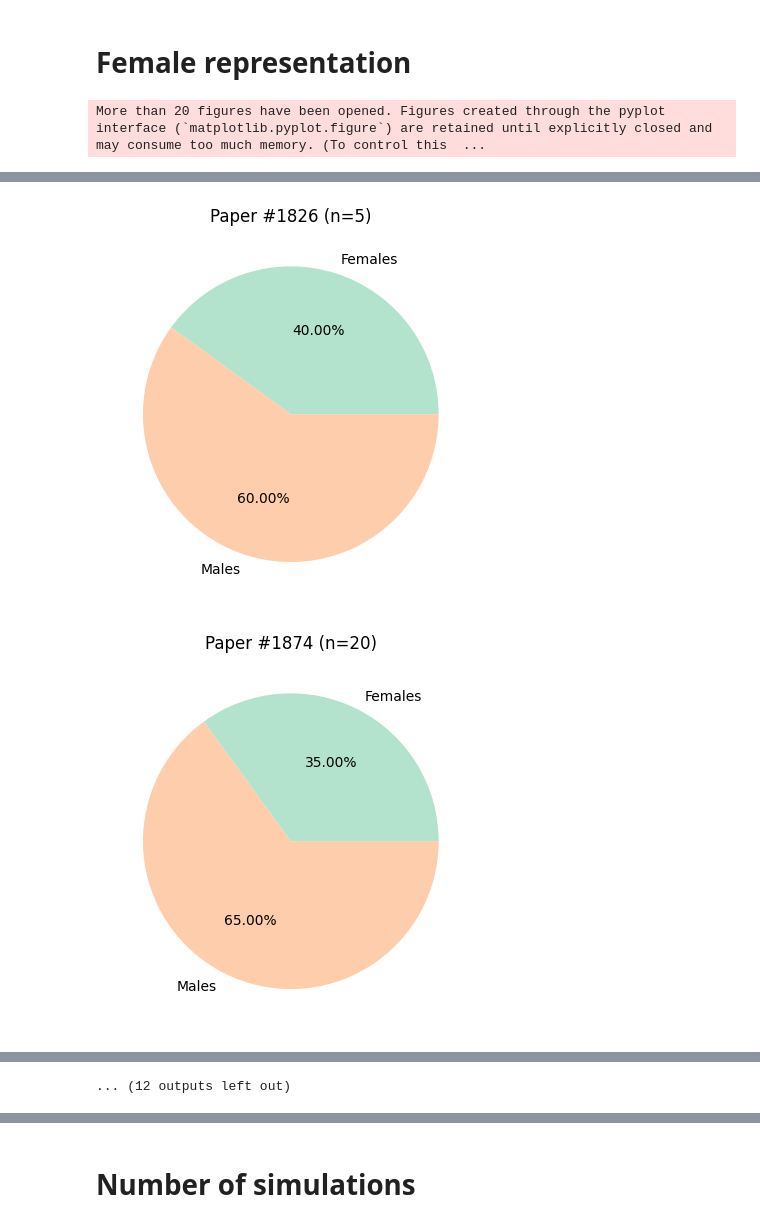
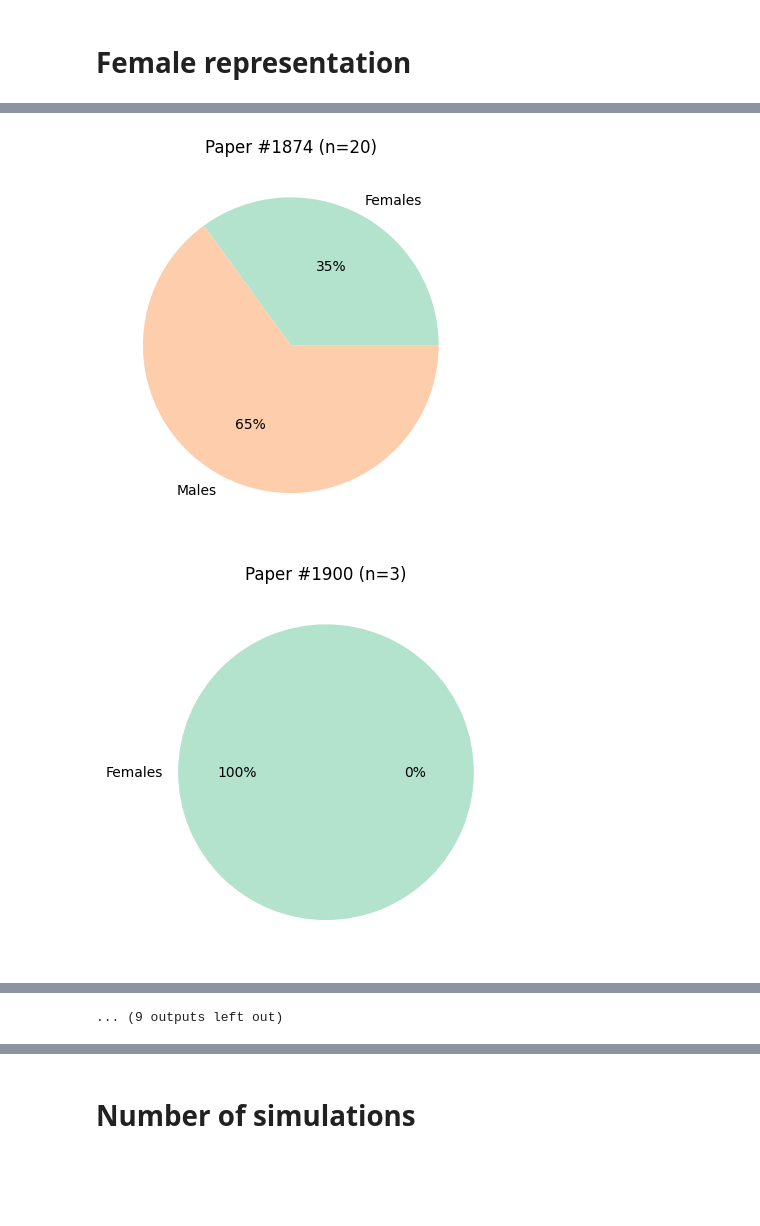
Before and after one commit to crisrogo/ISCTs_review, a Jupyter notebook: figures.ipynb, the cells around one changed output, grey strips where cells are left out. Saved outputs shown, nothing was run; the diff lists cells and outputs as text; code cells hidden in the pictures; blank space fills up the shorter version.

```diff
--- a/figures.ipynb
+++ b/figures.ipynb
@@ -180,12 +506,23 @@ import numpy
 all_patients = []
 
 for paper in original_data:
-    all_patients.append(paper['n_patients'])
+    if paper['n_patients'] > 1 and paper['sample'] == 'twinned':
+        print("#" + str(paper['id']) + ": n=" + str(paper['n_patients']))
+        all_patients.append(paper['n_patients'])
 
 papers_per_npatients = Counter(all_patients)
 
+mean = numpy.mean([i for i in all_patients if isinstance(i,int)])
+median = numpy.median([i for i in all_patients if isinstance(i,int)])
+minv = numpy.min([i for i in all_patients if isinstance(i,int)])
+maxv = numpy.max([i for i in all_patients if isinstance(i,int)])
+
+print("Range: [" + str(minv) + ","  + str(maxv) + "]")
+print("Average: " + str(round(mean)))
+print("Median: " + str(round(median)))
+
 # Create the bar chart
-plt.hist(papers_per_npatients.keys(), bins = 100, color='black')
+plt.hist(papers_per_npatients.keys(), bins = 10, color=color_scheme(0), edgecolor='black')
 
 # Add labels and title
 plt.xlabel('Number of patients')
@@ -193,5 +530,7 @@ plt.ylabel('Number of papers')
 plt.title('ISCTs sample size')
 
 # Show the chart
-plt.show()
+# plt.show()
+
+plt.savefig('/home/crg17/Desktop/KCL_projects/ISCTs_review/figures/n_patients.png', dpi=500, bbox_inches='tight')
 # %% [output]
@@ -246,7 +578,9 @@ ethnicity = 0
 sex_age_weight_ethnicity = 0
 nothing = 0
 
-for item in original_data:
+no_population = [paper for paper in original_data if paper['sample'] != 'population']
+
+for item in no_population:
     if item['demographics']['sex'] and item['demographics']['age'] and item['demographics']['weight'] and item['demographics']['ethnicity']:
         sex_age_weight_ethnicity += 1
     elif item['demographics']['sex'] and item['demographics']['age'] and item['demographics']['weight']:
@@ -284,7 +618,9 @@ labels_array = [labels_array[i] for i in entries_to_show]
 plt.figure()
 plt.pie(final_data, labels=labels_array,
         colors=[color_scheme(i) for i in range(len(final_data))],
-        autopct='%1.2f%%')
+        autopct='%1.f%%', wedgeprops={'linewidth': 1, 'edgecolor': 'black'})
 plt.title(f"Basic demographics reported in ISCTs")
-plt.show()
+# plt.show()
+
+plt.savefig('/home/crg17/Desktop/KCL_projects/ISCTs_review/figures/demographics.png', dpi=500, bbox_inches='tight')
 # %% [output]
@@ -296,7 +632,7 @@ import matplotlib.pyplot as plt
 import matplotlib.cm as cm
 
 # Get the viridis colormap
-viridis = cm.get_cmap("Pastel2")
+color_scheme = cm.get_cmap("Pastel2")
 
 # Create a list to store the data for each entry
 pie_data = []
@@ -309,7 +645,7 @@ final_data = [0, 0]
 
 for item in original_data:
     # Check if 'females' key has a valid value
-    if not isinstance(item["females"], float):
+    if not isinstance(item["females"], float) and item['sample'] != 'population':
         # Add data to the list for each entry
         pie_data.append([item["females"], item["n_patients"] - item["females"]])
         titles.append(item["id"])
@@ -323,21 +659,22 @@ for i, data in enumerate(pie_data):
     plt.figure()
     if data[1] == 0:
         plt.pie(data, labels=["Females", ""], colors=[color_scheme(i) for i in range(len(data))],
-        autopct='%1.2f%%')
+        autopct='%1.f%%')
     elif data[0] == 0:
         plt.pie(data, labels=["", "Males"], colors=[color_scheme(i) for i in range(len(data))],
-        autopct='%1.2f%%')
+        autopct='%1.f%%')
     else:
         plt.pie(data, labels=["Females", "Males"], colors=[color_scheme(i) for i in range(len(data))],
-        autopct='%1.2f%%')
+        autopct='%1.f%%')
 
     plt.title(f"Paper #{titles[i]} (n={data[0]+data[1]})")
+    plt.savefig("/home/crg17/Desktop/KCL_projects/ISCTs_review/figures/" + "Paper #" + str(titles[i]) + ".png")
 
 # Plot a final pie chart
 plt.figure()
 plt.pie(final_data, labels=["Females", "Males"], colors=[color_scheme(i) for i in range(len(final_data))],
-        autopct='%1.2f%%')
+        autopct='%1.f%%')
 plt.title(f"Total (n={total_patients})")
 plt.show()
+plt.savefig("/home/crg17/Desktop/KCL_projects/ISCTs_review/figures/total.png")
 # %% [output]
-More than 20 figures have been opened. Figures created through the pyplot interface (`matplotlib.pyplot.figure`) are retained until explicitly closed and may consume too much memory. (To control this  ...
@@ -350,2 +687,2 @@ More than 20 figures have been opened. Figures created through the pyplot interf
-[figure, old version]
+[figure, new version]
-[figure, old version]
+[figure, new version]
@@ -355 +691,0 @@ More than 20 figures have been opened. Figures created through the pyplot interf
-... (12 outputs left out)
@@ -356,3 +693,4 @@ More than 20 figures have been opened. Figures created through the pyplot interf
+... (9 outputs left out)
 # %%
 from collections import Counter
 import matplotlib.pyplot as plt
```
Also changed, not shown: parts of 75 cells of this notebook.
